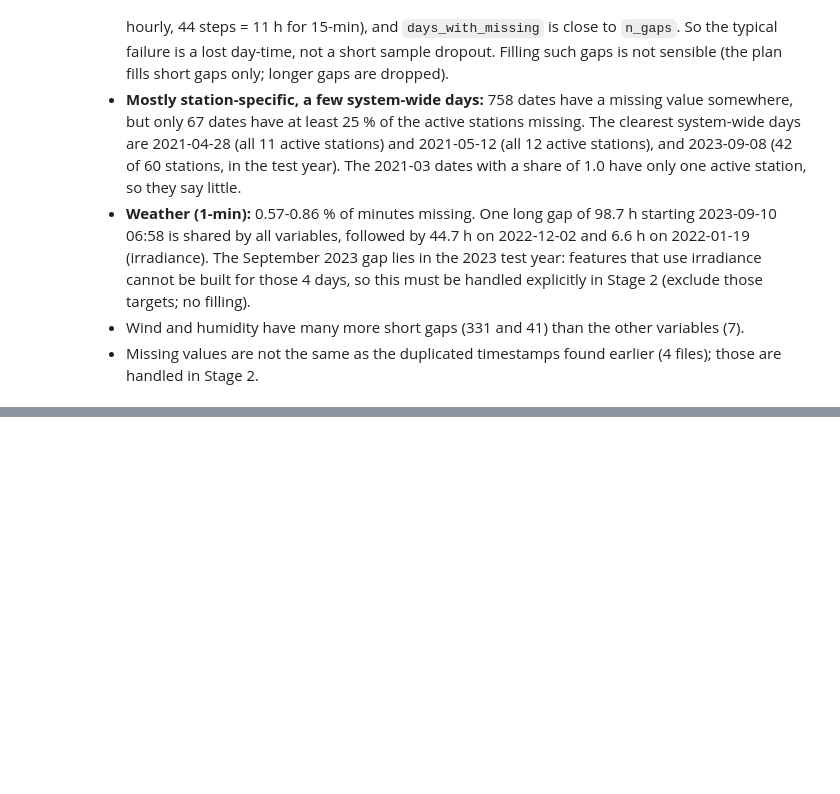
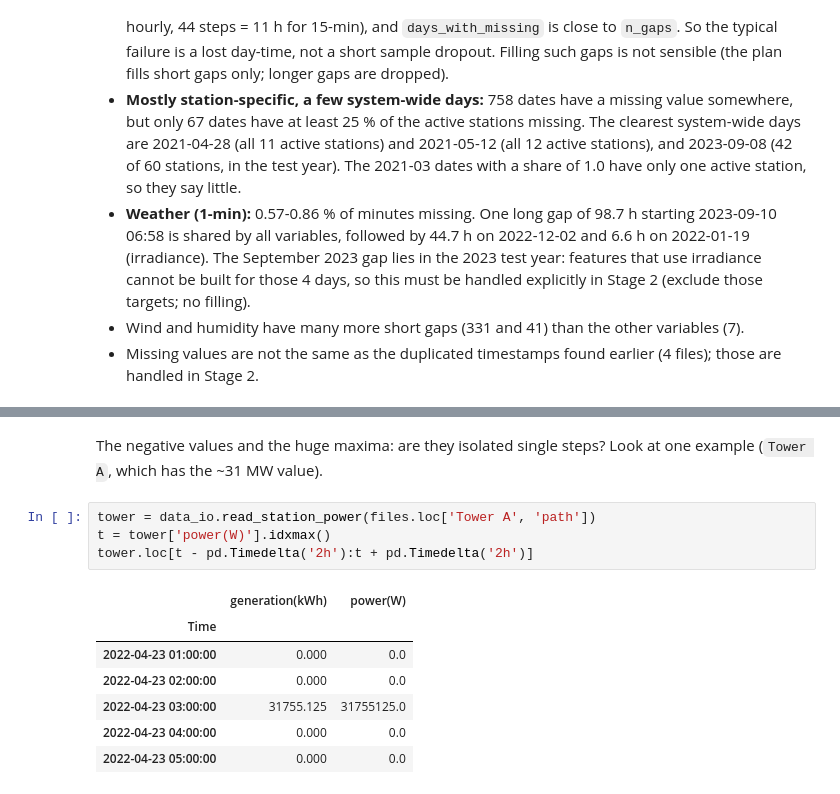
Before and after one commit to hanzla-mansuri/DA487-Capstone-Project-Phase-I, a Jupyter notebook: notebooks/01_eda.ipynb, the cells around one changed output, grey strips where cells are left out. Saved outputs shown, nothing was run; the diff lists cells and outputs as text; blank space fills up the shorter version.

```diff
--- a/notebooks/01_eda.ipynb
+++ b/notebooks/01_eda.ipynb
@@ -573,0 +620,14 @@ plt.show()
+# %% [markdown]
+The negative values and the huge maxima: are they isolated single steps? Look at one example (`Tower A`, which has the ~31 MW value).
+# %%
+tower = data_io.read_station_power(files.loc['Tower A', 'path'])
+t = tower['power(W)'].idxmax()
+tower.loc[t - pd.Timedelta('2h'):t + pd.Timedelta('2h')]
+# %% [output]
+|  | generation(kWh) | power(W) |
+| Time |  |  |
+| 2022-04-23 01:00:00 | 0.000 | 0.0 |
+| 2022-04-23 02:00:00 | 0.000 | 0.0 |
+| 2022-04-23 03:00:00 | 31755.125 | 31755125.0 |
+| 2022-04-23 04:00:00 | 0.000 | 0.0 |
+| 2022-04-23 05:00:00 | 0.000 | 0.0 |
```
Also changed, not shown: parts of 17 cells of this notebook, 2 other files.
